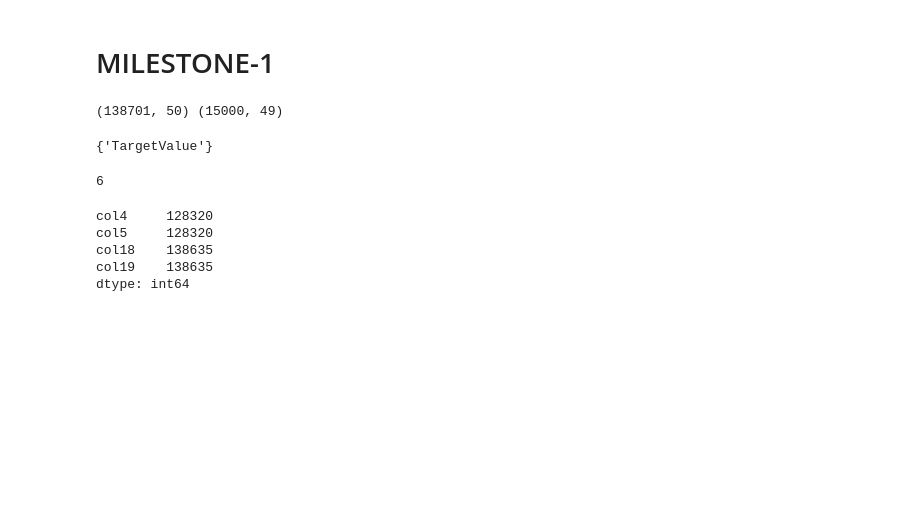
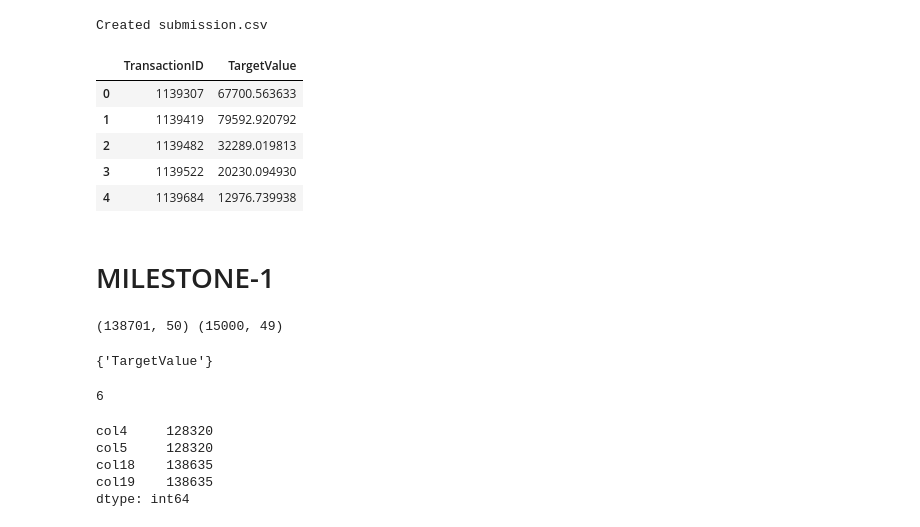
Before and after one commit to Karvy-Singh/Machine-Learning-Project-IITM-Diploma, a Jupyter notebook: main.ipynb, the cells around one changed output. Cells and saved outputs as stored; diff of their text form; code cells hidden in the pictures; blank space fills up the shorter version.

```diff
--- a/main.ipynb
+++ b/main.ipynb
@@ -725,3 +1064,22 @@ Config 3 RMSLE: 0.1967952233532938
+# %%
+submission[ID_COLUMN] = test_ids
+submission[TARGET] = test_predictions
+
+submission.to_csv(
+    "submission.csv",
+    index=False
+)
+
+print("Created submission.csv")
+display(submission.head())
+# %% [output]
+Created submission.csv
+|  | TransactionID | TargetValue |
+| 0 | 1139307 | 67700.563633 |
+| 1 | 1139419 | 79592.920792 |
+| 2 | 1139482 | 32289.019813 |
+| 3 | 1139522 | 20230.094930 |
+| 4 | 1139684 | 12976.739938 |
 # %% [markdown]
 # MILESTONE-1
 # %%
```
Also changed, not shown: parts of 15 cells of this notebook.
